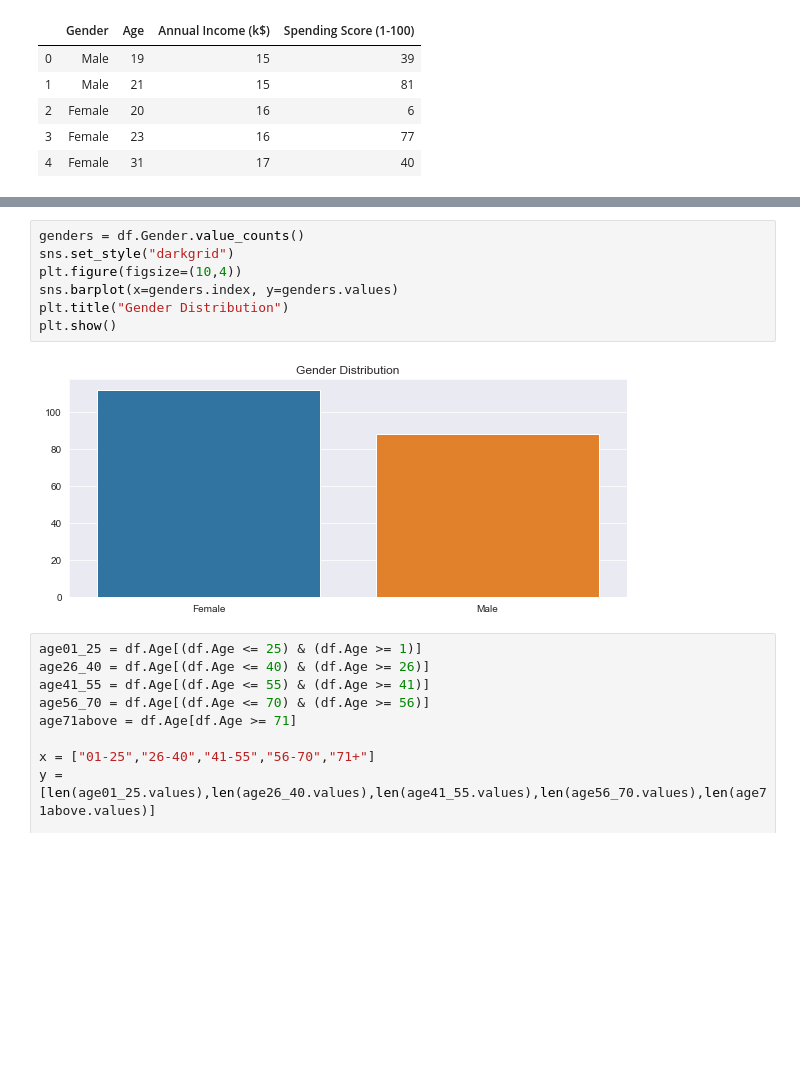
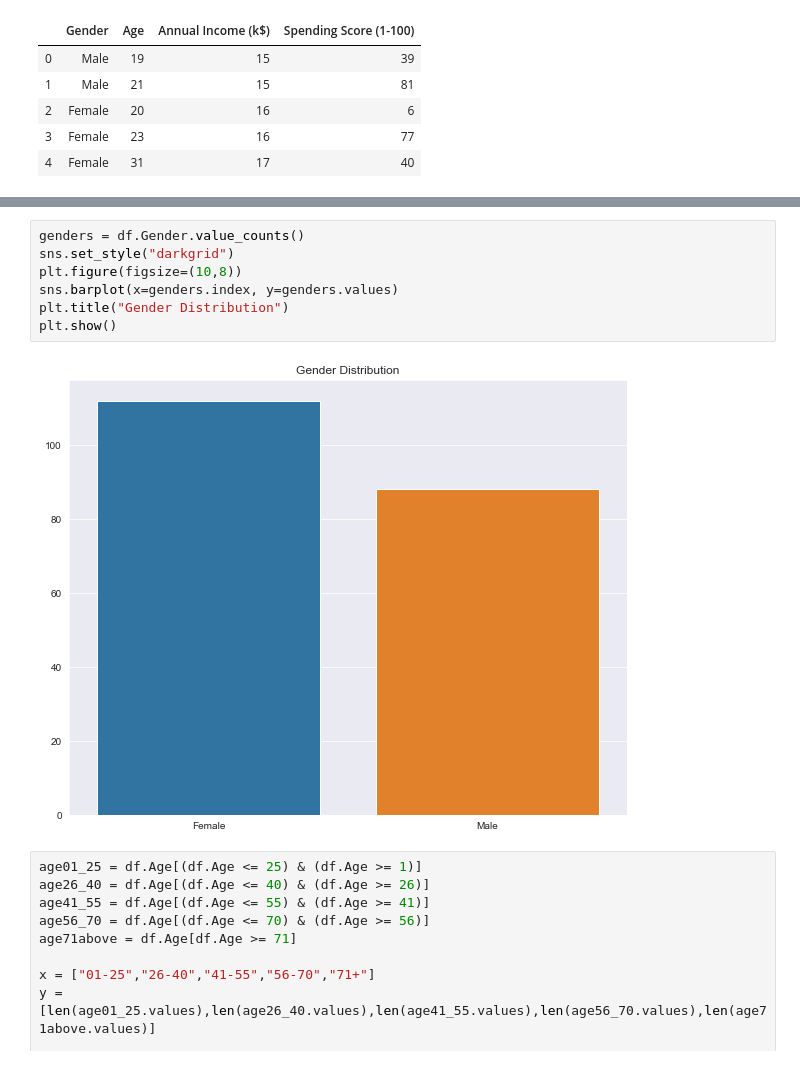
Before and after one commit to adarshkumar8225/clustering, a Jupyter notebook: clustering.ipynb, the cells around one changed output, grey strips where cells are left out. Drawn from its saved outputs; the diff is of its cells as text; blank space fills up the shorter version.

```diff
--- a/clustering.ipynb
+++ b/clustering.ipynb
@@ -36,12 +53,12 @@ plt.show()
 # %%
 genders = df.Gender.value_counts()
 sns.set_style("darkgrid")
-plt.figure(figsize=(10,4))
+plt.figure(figsize=(10,8))
 sns.barplot(x=genders.index, y=genders.values)
 plt.title("Gender Distribution")
 plt.show()
 # %% [output]
-[figure, old version]
+[figure, new version]
 # %%
 age01_25 = df.Age[(df.Age <= 25) & (df.Age >= 1)]
 age26_40 = df.Age[(df.Age <= 40) & (df.Age >= 26)]
```
Also changed, not shown: parts of 3 cells of this notebook.
